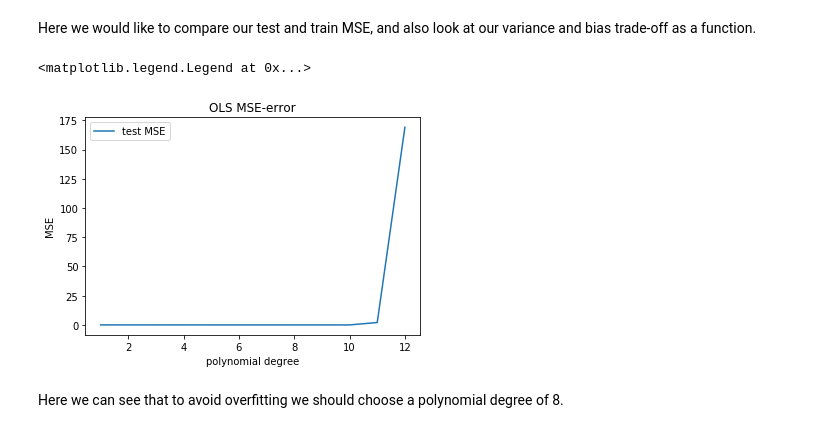
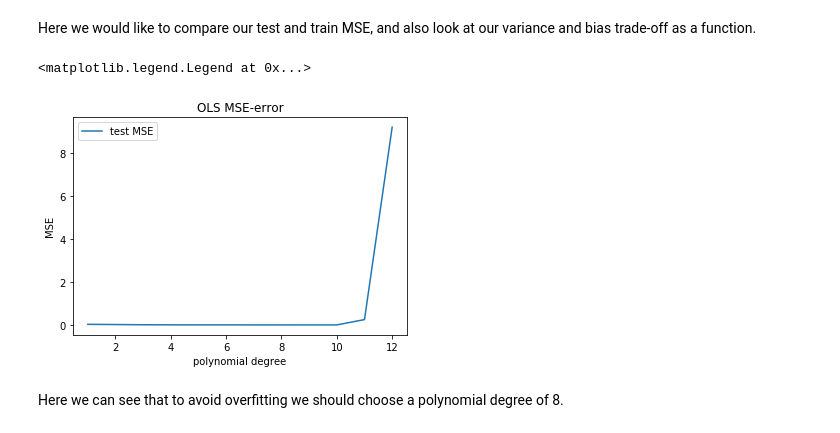
Before and after one commit to ohebbi/FYS-STK4155, a Jupyter notebook: reproducible_results/main.ipynb, the cells around one changed output. Drawn from its saved outputs; the diff is of its cells as text; code cells hidden in the pictures.

```diff
--- a/reproducible_results/main.ipynb
+++ b/reproducible_results/main.ipynb
@@ -65,15 +65,15 @@ Correct:
 # %% [markdown]
 Here we would like to compare our test and train MSE, and also look at our variance and bias trade-off as a function.
 # %%
-#plt.plot(degrees,test_MSE_OLS)
-plt.plot(degrees,train_MSE)
+plt.plot(degrees,test_MSE_OLS)
+#plt.plot(degrees,train_MSE)
 plt.xlabel("polynomial degree")
 plt.ylabel("MSE")
 plt.title("OLS MSE-error")
 plt.legend(["test MSE","train MSE"])
 # %% [output]
 <matplotlib.legend.Legend at 0x...>
-[figure, old version]
+[figure, new version]
 # %% [markdown]
 Here we can see that to avoid overfitting we should choose a polynomial degree of 8.
 # %%
```
Also changed, not shown: parts of 11 cells of this notebook, 2 other files.
